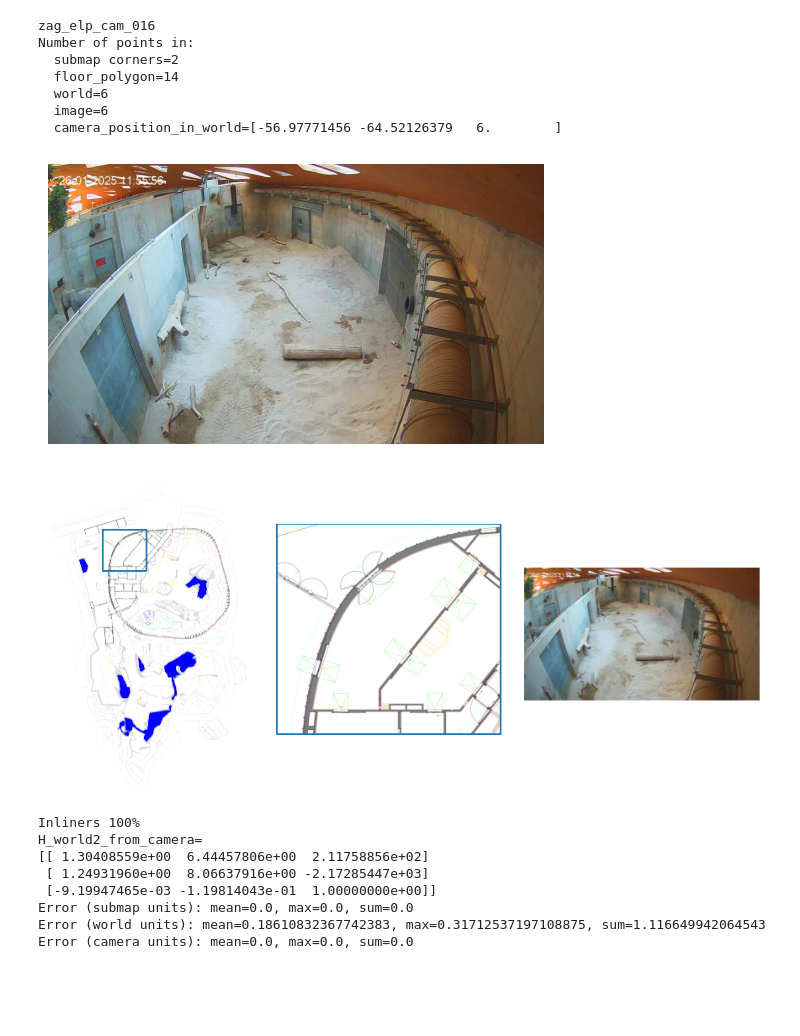
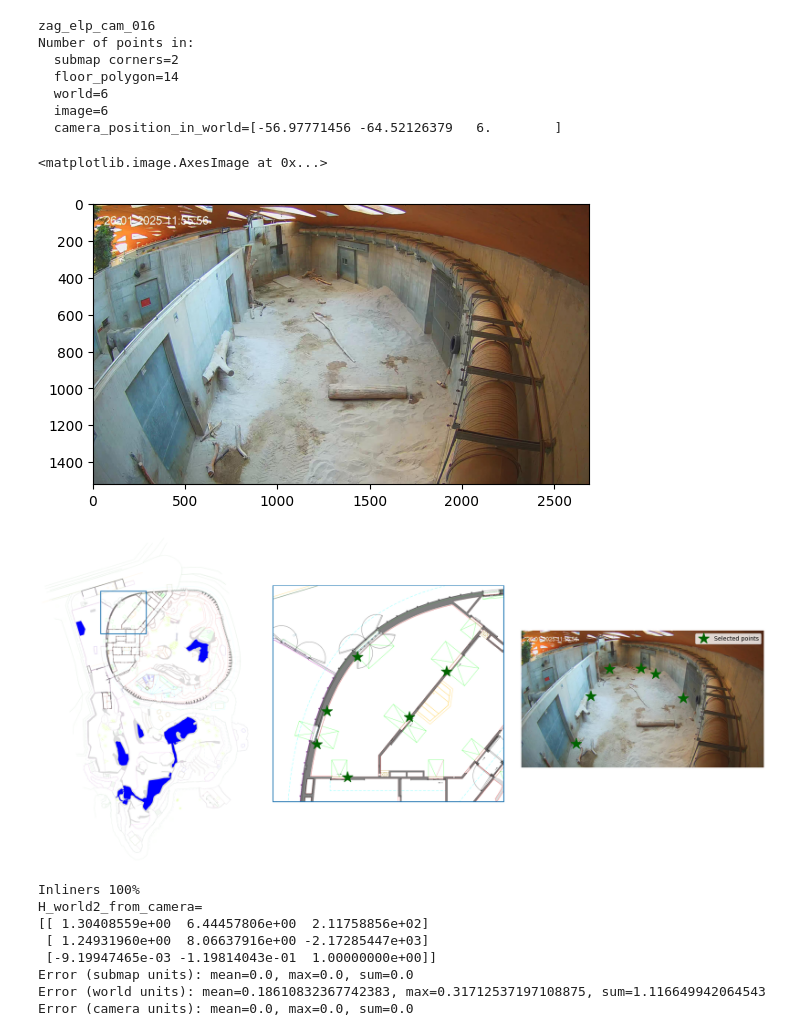
Before and after one commit to plumonito/zoo_vision, a Jupyter notebook: scripts/calibration/camera_calib_2d.ipynb, the cells around one changed output. Cells and saved outputs as stored; diff of their text form; code cells hidden in the pictures; blank space fills up the shorter version.

```diff
--- a/scripts/calibration/camera_calib_2d.ipynb
+++ b/scripts/calibration/camera_calib_2d.ipynb
@@ -58,35 +58,36 @@ if camera_constraints is None:
 submap_corners_in_map = np.array(camera_constraints["submap_corners_in_map"])
 floor_polygon_in_camera = np.array(camera_constraints["floor_polygon"])
 constraint_points_in_world = np.array(camera_constraints["floor_matches"]["world"])
 constraint_points_in_image = np.array(
     camera_constraints["floor_matches"]["image"] if camera_constraints else None
 )
 camera_position_in_world = np.array(camera_constraints["camera_position_in_world"])
 
 print(f"Number of points in:")
 print(f"  submap corners={submap_corners_in_map.shape[0]}")
 print(f"  floor_polygon={floor_polygon_in_camera.shape[0]}")
 print(f"  world={constraint_points_in_world.shape[0]}")
 print(f"  image={constraint_points_in_image.shape[0]}")
 print(f"  camera_position_in_world={camera_position_in_world}")
 
 files = list(DATA_ROOT.glob(f"cameras/{camera_name}/*.jpg"))
 assert len(files) > 0, "No image files found in camera dir. Need a sample image."
 image_filename = files[0].relative_to(DATA_ROOT)
 
 im_camera = imread_rgb(DATA_ROOT / image_filename)
 height, width, _ = im_camera.shape
 plt.imshow(im_camera)
-plt.gca().set_axis_off()
+# plt.gca().set_axis_off()
 # %% [output]
 zag_elp_cam_016
 Number of points in:
   submap corners=2
   floor_polygon=14
   world=6
   image=6
   camera_position_in_world=[-56.97771456 -64.52126379   6.        ]
+<matplotlib.image.AxesImage at 0x...>
-[figure, old version]
+[figure, new version]
 # %%
 ######################################
 # Show submap
@@ -109,6 +110,9 @@ T_world2_from_submap = np.linalg.inv(T_submap_from_world2)
 submap_corners_in_world2 = hmult(T_world2_from_map, submap_corners_in_map)
 submap_corners_in_submap = hmult(T_submap_from_world2, submap_corners_in_world2)
 
+constraint_points_in_world2 = constraint_points_in_world[:, 0:2]
+constraint_points_in_submap = hmult(T_submap_from_world2, constraint_points_in_world2)
+
 
 def plot_rectangle_xyxy(ax, points):
     x0, y0 = points[0, 0:2]
@@ -116,14 +120,43 @@ def plot_rectangle_xyxy(ax, points):
     ax.plot([x0, x0, x1, x1, x0], [y0, y1, y1, y0, y0], "-")
 
 
-fig, axs = plt.subplots(1, 3, figsize=(9, 4))
-axs[0].imshow(im_map)
-plot_rectangle_xyxy(axs[0], submap_corners_in_map)
-axs[1].imshow(im_submap)
-plot_rectangle_xyxy(axs[1], submap_corners_in_submap)
-axs[2].imshow(im_camera)
+fig, axs = plt.subplots(1, 3, figsize=(18, 8))
+ax = axs[0]
+ax.imshow(im_map)
+plot_rectangle_xyxy(ax, submap_corners_in_map)
+
+ax = axs[1]
+ax.imshow(im_submap)
+plot_rectangle_xyxy(ax, submap_corners_in_submap)
+ax.plot(
+    constraint_points_in_submap[:, 0],
+    constraint_points_in_submap[:, 1],
+    "*",
+    markersize=20,
+    color="darkgreen",
+)
+
+ax = axs[2]
+ax.imshow(im_camera)
+ax.plot(
+    constraint_points_in_image[:, 0],
+    constraint_points_in_image[:, 1],
+    "*",
+    markersize=20,
+    color="darkgreen",
+    label="Selected points",
+)
+# ax.plot(
+#     floor_polygon_in_camera[:, 0],
+#     floor_polygon_in_camera[:, 1],
+#     "-",
+#     color="purple",
+#     label="Selected floor polygon",
+# )
+ax.legend()
+
 for ax in axs:
     ax.set_axis_off()
 fig.tight_layout()
 # %% [output]
-[figure, old version]
+[figure, new version]
```
Also changed, not shown: parts of 1 cell of this notebook, 2 other files.
